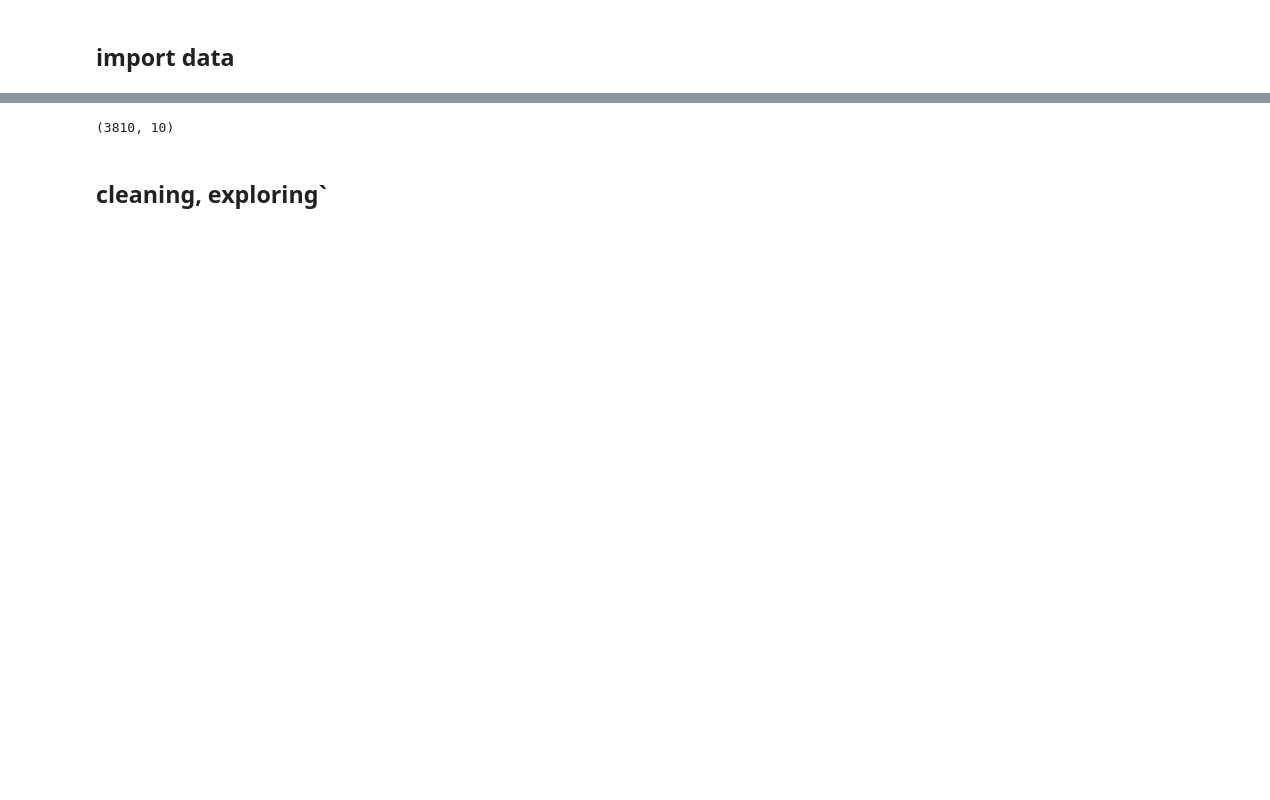
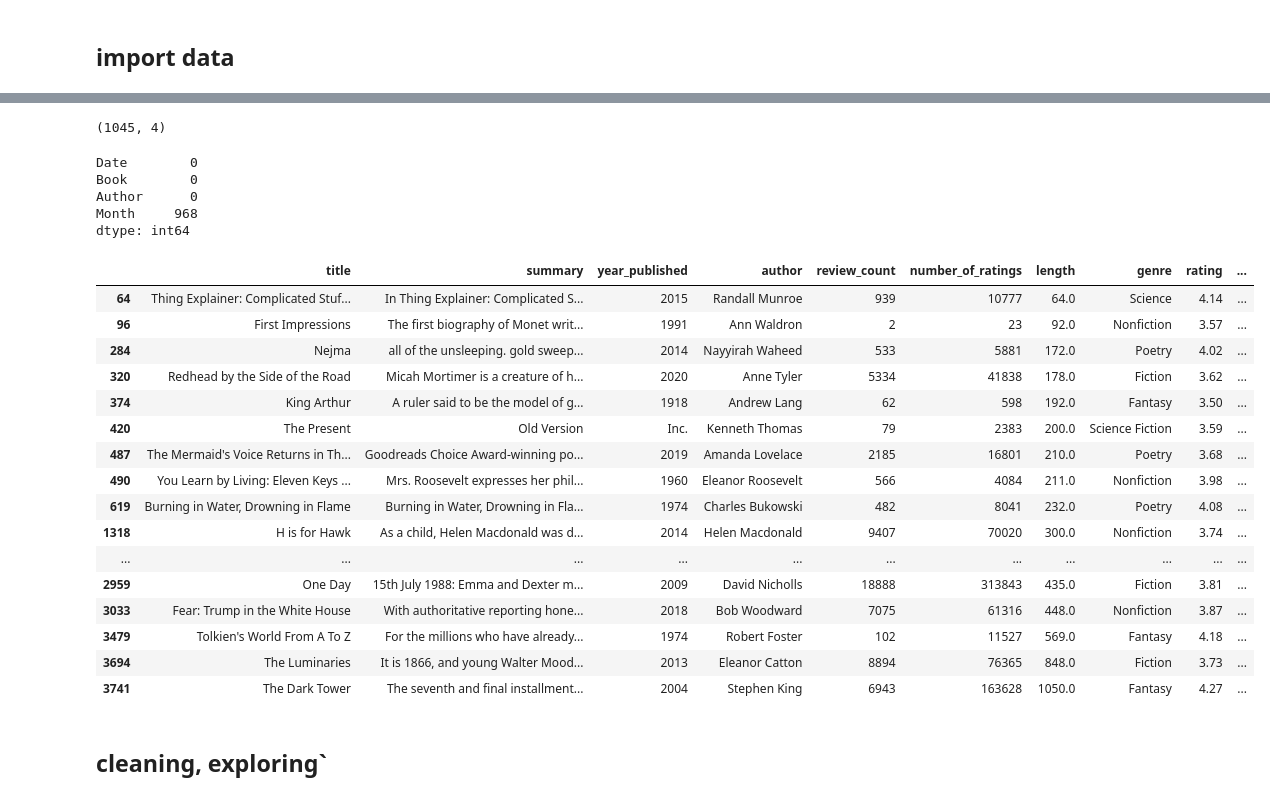
Before and after one commit to Booookkkkkssss/books_main, a Jupyter notebook: magdalena/prepare_explore.ipynb, the cells around one changed output, grey strips where cells are left out. Saved outputs shown, nothing was run; the diff lists cells and outputs as text; code cells hidden in the pictures; blank space fills up the shorter version.

```diff
--- a/magdalena/prepare_explore.ipynb
+++ b/magdalena/prepare_explore.ipynb
@@ -50,11 +40,43 @@ def get_data():
+# %%
+b.shape
+# %% [output]
+(1045, 4)
+# %%
+# looking at best sellers
+
+b.isna().sum()
+# %% [output]
+Date        0
+Book        0
+Author      0
+Month     968
+dtype: int64
 # %%
 # read in the dataframe of the books
 
-df = get_data()
+df = prep.prep_data('all_books.csv')
-# %%
-df.shape
-# %% [output]
-(3810, 10)
+# %%
+# books with neutral sentiment
+
+df[df['sentiment'] == 'neutral']
+# %% [output]
+|  | title | summary | year_published | author | review_count | number_of_ratings | length | genre | rating | ... |
+| 64 | Thing Explainer: Complicated Stuf... | In Thing Explainer: Complicated S... | 2015 | Randall Munroe | 939 | 10777 | 64.0 | Science | 4.14 | ... |
+| 96 | First Impressions | The first biography of Monet writ... | 1991 | Ann Waldron | 2 | 23 | 92.0 | Nonfiction | 3.57 | ... |
+| 284 | Nejma | all of the unsleeping. gold sweep... | 2014 | Nayyirah Waheed | 533 | 5881 | 172.0 | Poetry | 4.02 | ... |
+| 320 | Redhead by the Side of the Road | Micah Mortimer is a creature of h... | 2020 | Anne Tyler | 5334 | 41838 | 178.0 | Fiction | 3.62 | ... |
+| 374 | King Arthur | A ruler said to be the model of g... | 1918 | Andrew Lang | 62 | 598 | 192.0 | Fantasy | 3.50 | ... |
+| 420 | The Present | Old Version | Inc. | Kenneth Thomas | 79 | 2383 | 200.0 | Science Fiction | 3.59 | ... |
+| 487 | The Mermaid's Voice Returns in Th... | Goodreads Choice Award-winning po... | 2019 | Amanda Lovelace | 2185 | 16801 | 210.0 | Poetry | 3.68 | ... |
+| 490 | You Learn by Living: Eleven Keys ... | Mrs. Roosevelt expresses her phil... | 1960 | Eleanor Roosevelt | 566 | 4084 | 211.0 | Nonfiction | 3.98 | ... |
+| 619 | Burning in Water, Drowning in Flame | Burning in Water, Drowning in Fla... | 1974 | Charles Bukowski | 482 | 8041 | 232.0 | Poetry | 4.08 | ... |
+| 1318 | H is for Hawk | As a child, Helen Macdonald was d... | 2014 | Helen Macdonald | 9407 | 70020 | 300.0 | Nonfiction | 3.74 | ... |
+| ... | ... | ... | ... | ... | ... | ... | ... | ... | ... | ... |
+| 2959 | One Day | 15th July 1988: Emma and Dexter m... | 2009 | David Nicholls | 18888 | 313843 | 435.0 | Fiction | 3.81 | ... |
+| 3033 | Fear: Trump in the White House | With authoritative reporting hone... | 2018 | Bob Woodward | 7075 | 61316 | 448.0 | Nonfiction | 3.87 | ... |
+| 3479 | Tolkien's World From A To Z | For the millions who have already... | 1974 | Robert Foster | 102 | 11527 | 569.0 | Fantasy | 4.18 | ... |
+| 3694 | The Luminaries | It is 1866, and young Walter Mood... | 2013 | Eleanor Catton | 8894 | 76365 | 848.0 | Fiction | 3.73 | ... |
+| 3741 | The Dark Tower | The seventh and final installment... | 2004 | Stephen King | 6943 | 163628 | 1050.0 | Fantasy | 4.27 | ... |
 # %% [markdown]
 ## cleaning, exploring`
 # %%
```
Also changed, not shown: parts of 23 cells of this notebook.
